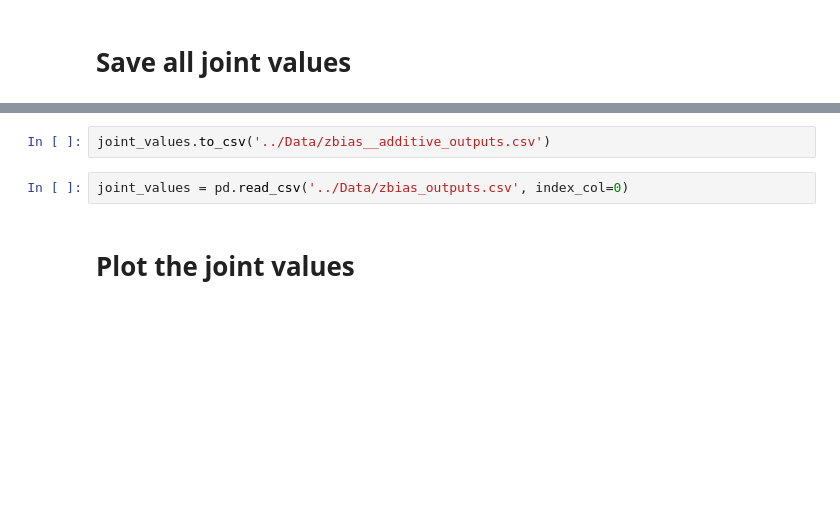
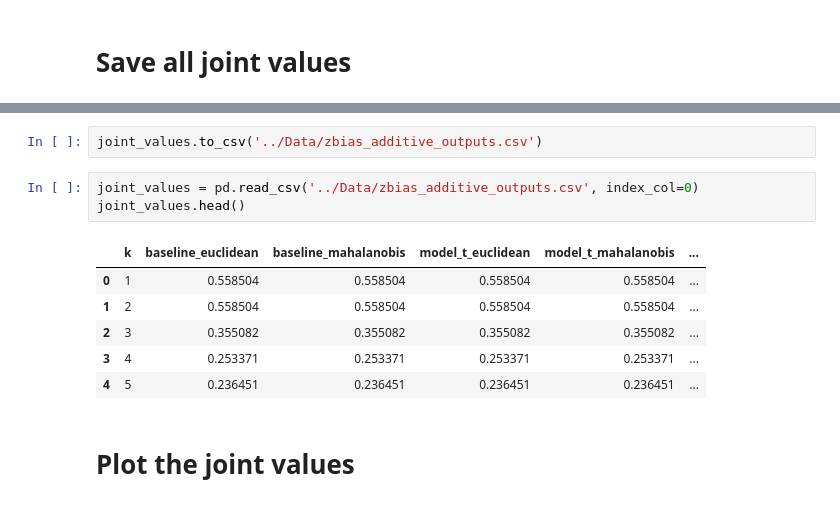
Before and after one commit to kalkairis/causal_inference_2018, a Jupyter notebook: src/z_bias_additive_ATT_estimation.ipynb, the cells around one changed output, grey strips where cells are left out. Cells and saved outputs as stored; diff of their text form; blank space fills up the shorter version.

```diff
--- a/src/z_bias_additive_ATT_estimation.ipynb
+++ b/src/z_bias_additive_ATT_estimation.ipynb
@@ -120,7 +138,15 @@ joint_values.head(30)
 # %%
-joint_values.to_csv('../Data/zbias__additive_outputs.csv')
+joint_values.to_csv('../Data/zbias_additive_outputs.csv')
 # %%
-joint_values = pd.read_csv('../Data/zbias_outputs.csv', index_col=0)
+joint_values = pd.read_csv('../Data/zbias_additive_outputs.csv', index_col=0)
+joint_values.head()
+# %% [output]
+|  | k | baseline_euclidean | baseline_mahalanobis | model_t_euclidean | model_t_mahalanobis | ... |
+| 0 | 1 | 0.558504 | 0.558504 | 0.558504 | 0.558504 | ... |
+| 1 | 2 | 0.558504 | 0.558504 | 0.558504 | 0.558504 | ... |
+| 2 | 3 | 0.355082 | 0.355082 | 0.355082 | 0.355082 | ... |
+| 3 | 4 | 0.253371 | 0.253371 | 0.253371 | 0.253371 | ... |
+| 4 | 5 | 0.236451 | 0.236451 | 0.236451 | 0.236451 | ... |
 # %% [markdown]
 # Plot the joint values
 # %%
```
Also changed, not shown: parts of 14 cells of this notebook, 12 other files.
